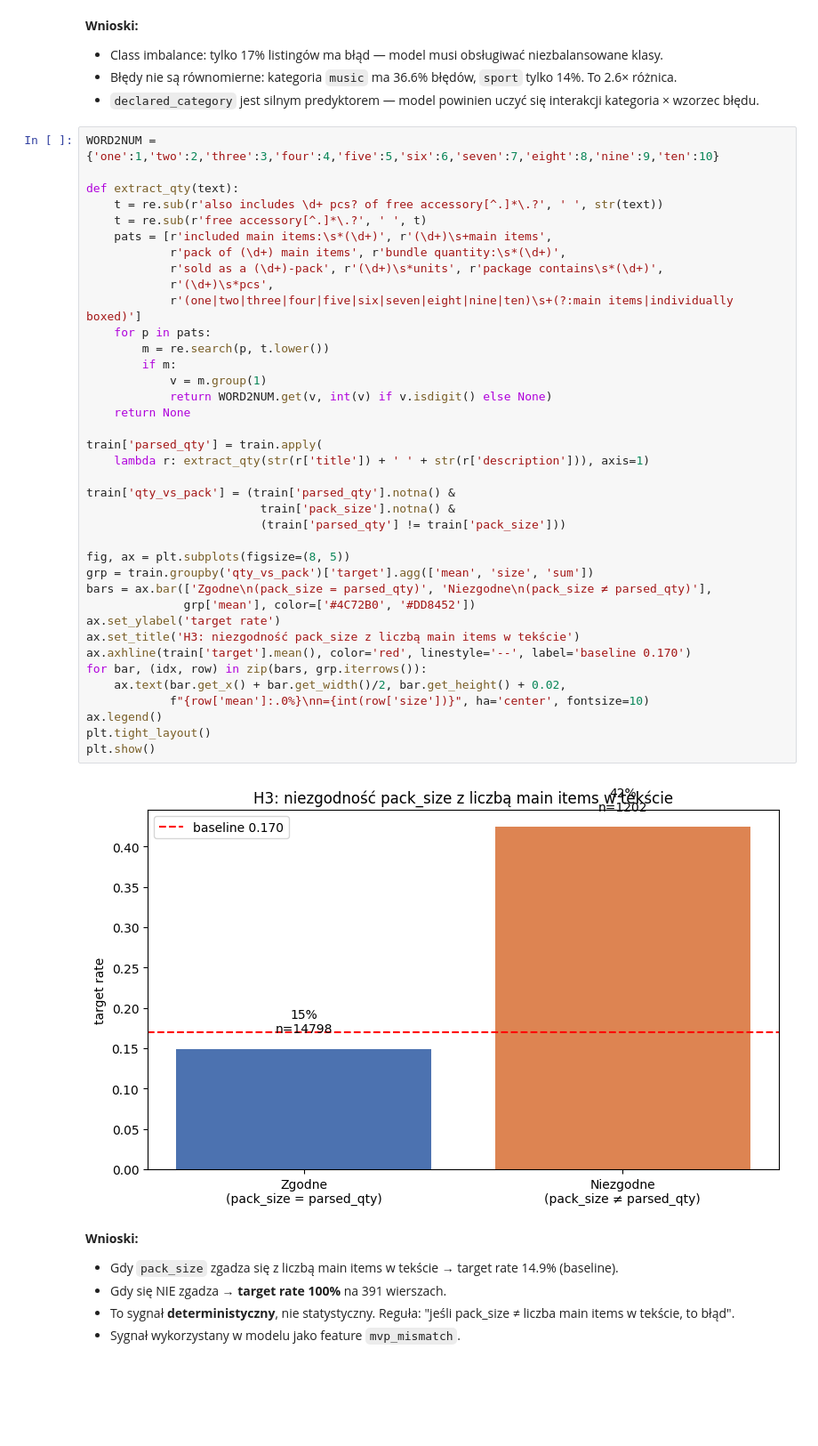
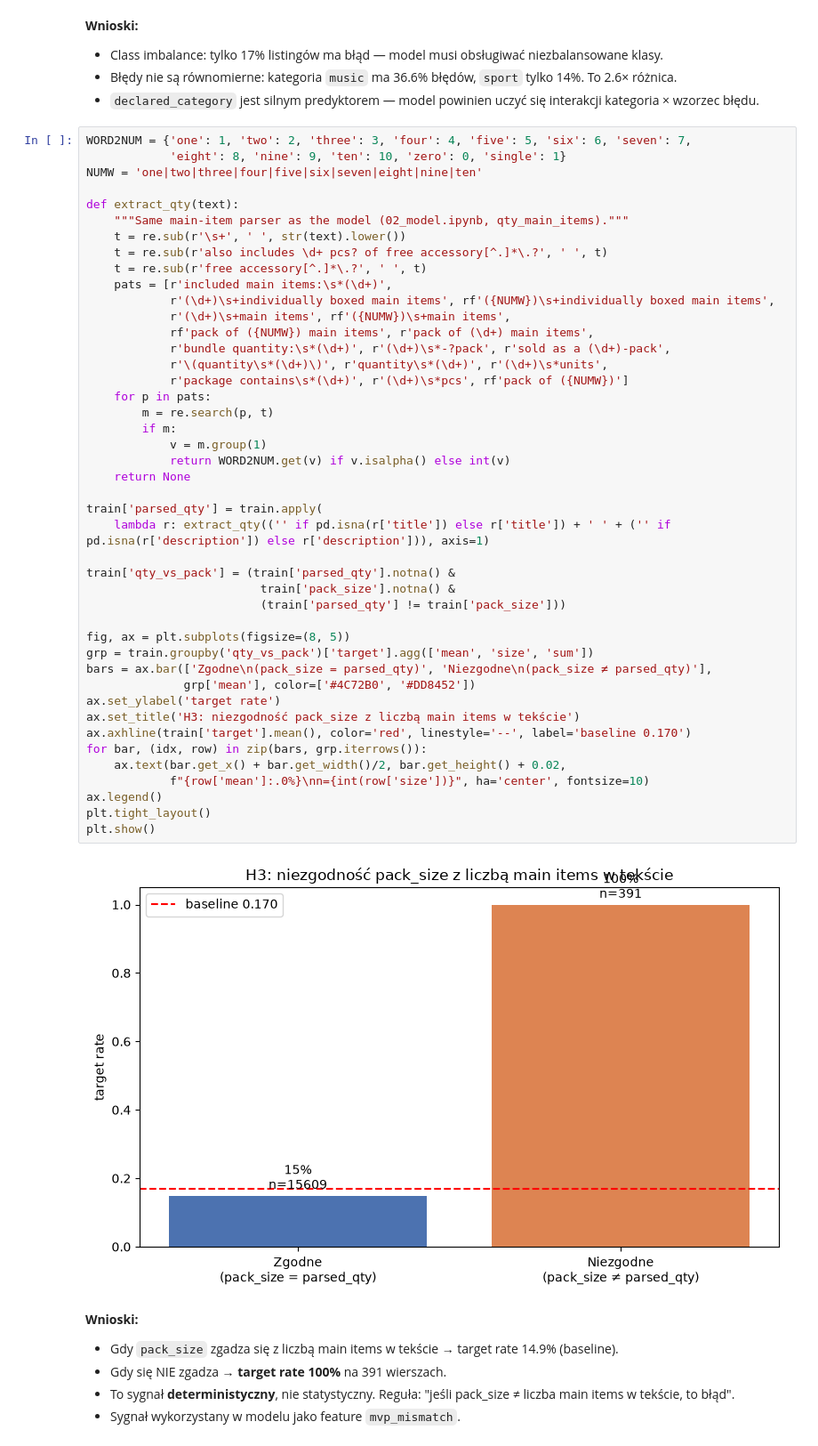
Before and after one commit to s38384-alt/catalogue-quality-challenge, a Jupyter notebook: 01_eda.ipynb, the cells around one changed output. Shown at 89% size. Saved outputs shown, nothing was run; the diff lists cells and outputs as text; blank space fills up the shorter version.

```diff
--- a/01_eda.ipynb
+++ b/01_eda.ipynb
@@ -42,45 +42,51 @@ plt.show()
 - Błędy nie są równomierne: kategoria `music` ma 36.6% błędów, `sport` tylko 14%. To 2.6× różnica.
 - `declared_category` jest silnym predyktorem — model powinien uczyć się interakcji kategoria × wzorzec błędu.
 # %%
-WORD2NUM = {'one':1,'two':2,'three':3,'four':4,'five':5,'six':6,'seven':7,'eight':8,'nine':9,'ten':10}
+WORD2NUM = {'one': 1, 'two': 2, 'three': 3, 'four': 4, 'five': 5, 'six': 6, 'seven': 7,
+            'eight': 8, 'nine': 9, 'ten': 10, 'zero': 0, 'single': 1}
+NUMW = 'one|two|three|four|five|six|seven|eight|nine|ten'
 
 def extract_qty(text):
-    t = re.sub(r'also includes \d+ pcs? of free accessory[^.]*\.?', ' ', str(text))
+    """Same main-item parser as the model (02_model.ipynb, qty_main_items)."""
+    t = re.sub(r'\s+', ' ', str(text).lower())
+    t = re.sub(r'also includes \d+ pcs? of free accessory[^.]*\.?', ' ', t)
     t = re.sub(r'free accessory[^.]*\.?', ' ', t)
-    pats = [r'included main items:\s*(\d+)', r'(\d+)\s+main items',
-            r'pack of (\d+) main items', r'bundle quantity:\s*(\d+)',
-            r'sold as a (\d+)-pack', r'(\d+)\s*units', r'package contains\s*(\d+)',
-            r'(\d+)\s*pcs',
-            r'(one|two|three|four|five|six|seven|eight|nine|ten)\s+(?:main items|individually boxed)']
+    pats = [r'included main items:\s*(\d+)',
+            r'(\d+)\s+individually boxed main items', rf'({NUMW})\s+individually boxed main items',
+            r'(\d+)\s+main items', rf'({NUMW})\s+main items',
+            rf'pack of ({NUMW}) main items', r'pack of (\d+) main items',
+            r'bundle quantity:\s*(\d+)', r'(\d+)\s*-?pack', r'sold as a (\d+)-pack',
+            r'\(quantity\s*(\d+)\)', r'quantity\s*(\d+)', r'(\d+)\s*units',
+            r'package contains\s*(\d+)', r'(\d+)\s*pcs', rf'pack of ({NUMW})']
     for p in pats:
-        m = re.search(p, t.lower())
+        m = re.search(p, t)
         if m:
             v = m.group(1)
-            return WORD2NUM.get(v, int(v) if v.isdigit() else None)
+            return WORD2NUM.get(v) if v.isalpha() else int(v)
     return None
 
 train['parsed_qty'] = train.apply(
-    lambda r: extract_qty(str(r['title']) + ' ' + str(r['description'])), axis=1)
+    lambda r: extract_qty(('' if pd.isna(r['title']) else r['title']) + ' ' + ('' if pd.isna(r['description']) else r['description'])), axis=1)
 
 train['qty_vs_pack'] = (train['parsed_qty'].notna() &
                          train['pack_size'].notna() &
                          (train['parsed_qty'] != train['pack_size']))
 
 fig, ax = plt.subplots(figsize=(8, 5))
 grp = train.groupby('qty_vs_pack')['target'].agg(['mean', 'size', 'sum'])
 bars = ax.bar(['Zgodne\n(pack_size = parsed_qty)', 'Niezgodne\n(pack_size ≠ parsed_qty)'],
               grp['mean'], color=['#4C72B0', '#DD8452'])
 ax.set_ylabel('target rate')
 ax.set_title('H3: niezgodność pack_size z liczbą main items w tekście')
 ax.axhline(train['target'].mean(), color='red', linestyle='--', label='baseline 0.170')
 for bar, (idx, row) in zip(bars, grp.iterrows()):
     ax.text(bar.get_x() + bar.get_width()/2, bar.get_height() + 0.02,
             f"{row['mean']:.0%}\nn={int(row['size'])}", ha='center', fontsize=10)
 ax.legend()
 plt.tight_layout()
 plt.show()
 # %% [output]
-[figure, old version]
+[figure, new version]
 # %% [markdown]
 **Wnioski:**
 - Gdy `pack_size` zgadza się z liczbą main items w tekście → target rate 14.9% (baseline).
```
Also changed, not shown: parts of 5 cells of this notebook, 2 other files.
